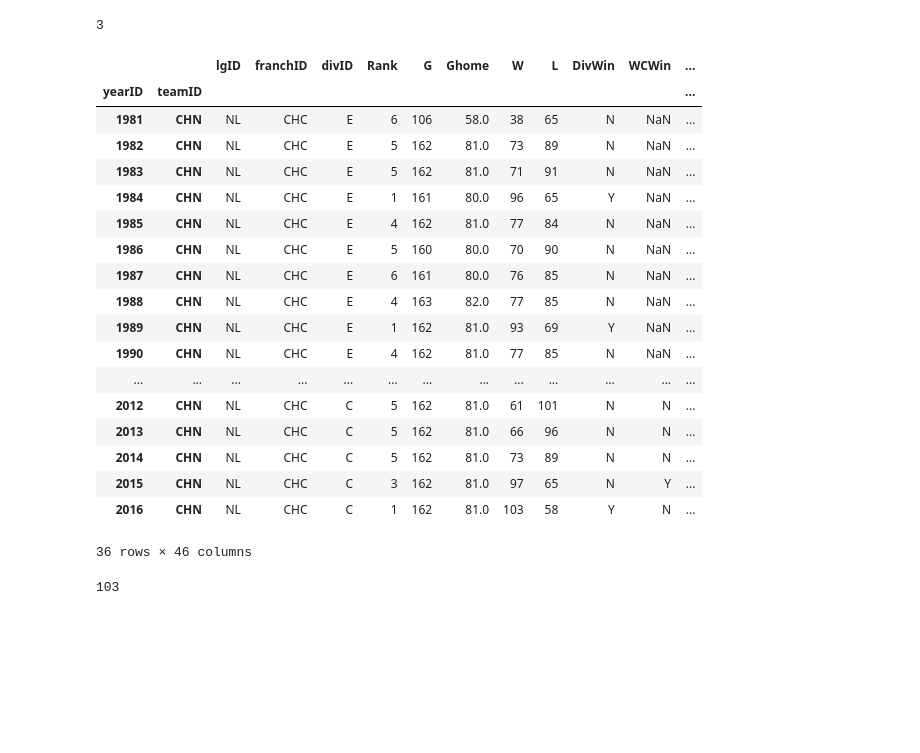
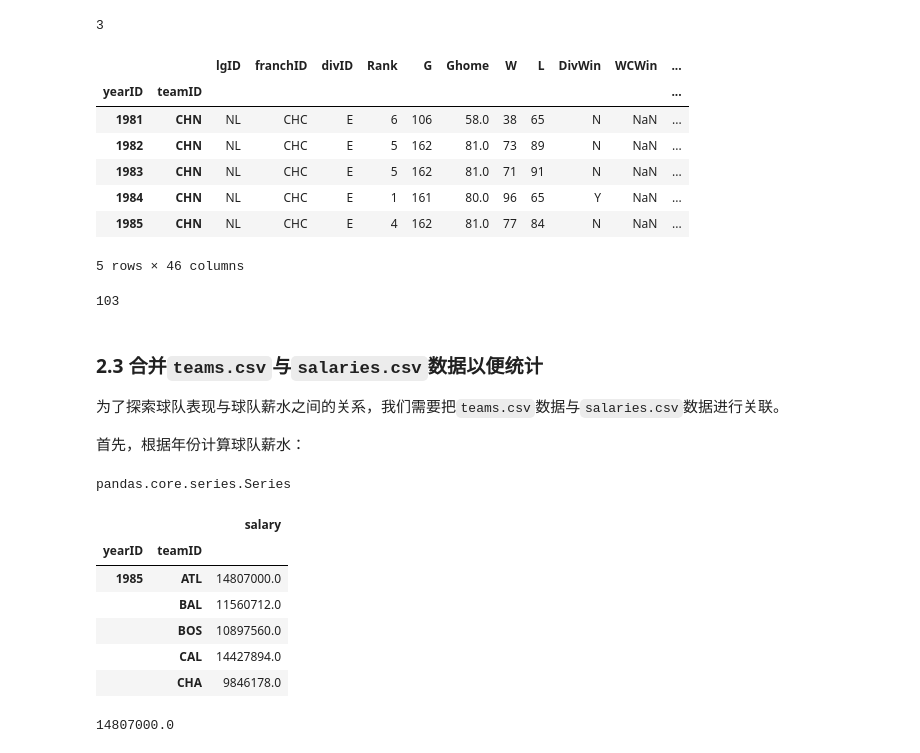
Before and after one commit to sunrise2075/ud-ml-basics-p4-dataset-investigation, a Jupyter notebook: data-report.ipynb, the cells around one changed output. Cells and saved outputs as stored; diff of their text form; code cells hidden in the pictures; blank space fills up the shorter version.

```diff
--- a/data-report.ipynb
+++ b/data-report.ipynb
@@ -284,37 +261,60 @@ teamsDF['Rank'][1871, 'BS1']
 # %%
 # 根据索引查找数据
 # 年份： 1980年以后
 # 球队ID： CHN
 # 目标属性： 一条记录的全部属性
 
 result_df = teamsDF.loc[
                 (teamsDF.index.get_level_values('yearID') > 1980)
                 & (teamsDF.index.get_level_values('teamID') == 'CHN')
             ]
 # 打印数据结果
-result_df
+result_df.head()
 # %% [output]
 |  |  | lgID | franchID | divID | Rank | G | Ghome | W | L | DivWin | WCWin | ... |
 | yearID | teamID |  |  |  |  |  |  |  |  |  |  | ... |
 | 1981 | CHN | NL | CHC | E | 6 | 106 | 58.0 | 38 | 65 | N | NaN | ... |
 | 1982 | CHN | NL | CHC | E | 5 | 162 | 81.0 | 73 | 89 | N | NaN | ... |
 | 1983 | CHN | NL | CHC | E | 5 | 162 | 81.0 | 71 | 91 | N | NaN | ... |
 | 1984 | CHN | NL | CHC | E | 1 | 161 | 80.0 | 96 | 65 | Y | NaN | ... |
 | 1985 | CHN | NL | CHC | E | 4 | 162 | 81.0 | 77 | 84 | N | NaN | ... |
-| 1986 | CHN | NL | CHC | E | 5 | 160 | 80.0 | 70 | 90 | N | NaN | ... |
-| 1987 | CHN | NL | CHC | E | 6 | 161 | 80.0 | 76 | 85 | N | NaN | ... |
-| 1988 | CHN | NL | CHC | E | 4 | 163 | 82.0 | 77 | 85 | N | NaN | ... |
-| 1989 | CHN | NL | CHC | E | 1 | 162 | 81.0 | 93 | 69 | Y | NaN | ... |
-| 1990 | CHN | NL | CHC | E | 4 | 162 | 81.0 | 77 | 85 | N | NaN | ... |
-| ... | ... | ... | ... | ... | ... | ... | ... | ... | ... | ... | ... | ... |
-| 2012 | CHN | NL | CHC | C | 5 | 162 | 81.0 | 61 | 101 | N | N | ... |
-| 2013 | CHN | NL | CHC | C | 5 | 162 | 81.0 | 66 | 96 | N | N | ... |
-| 2014 | CHN | NL | CHC | C | 5 | 162 | 81.0 | 73 | 89 | N | N | ... |
-| 2015 | CHN | NL | CHC | C | 3 | 162 | 81.0 | 97 | 65 | N | Y | ... |
-| 2016 | CHN | NL | CHC | C | 1 | 162 | 81.0 | 103 | 58 | Y | N | ... |
-36 rows × 46 columns
+5 rows × 46 columns
 # %%
 # 查找这个球队在2015年的赢球场次
 result_df['W'][2016, 'CHN']
 # %% [output]
 103
+# %% [markdown]
+### 2.3 合并`teams.csv`与`salaries.csv`数据以便统计
+
+为了探索球队表现与球队薪水之间的关系，我们需要把`teams.csv`数据与`salaries.csv`数据进行关联。
+
+首先，根据年份计算球队薪水：
+# %%
+# 根据年份计算球队球员的薪水总和
+teamSalariesByYear = salariesDF.groupby(['yearID', 'teamID'])['salary'].sum()
+# 查看类型发现，它不是一个dataframe
+type(teamSalariesByYear)
+# %% [output]
+pandas.core.series.Series
+# %%
+# 把它转换为dataframe
+teamSalariesByYear = teamSalariesByYear.to_frame()
+
+# 显示数据集
+teamSalariesByYear.head()
+# %% [output]
+|  |  | salary |
+| yearID | teamID |  |
+| 1985 | ATL | 14807000.0 |
+|  | BAL | 11560712.0 |
+|  | BOS | 10897560.0 |
+|  | CAL | 14427894.0 |
+|  | CHA | 9846178.0 |
+# %%
+# 查看1985年某个球队的薪水总和
+teamSalariesByYear['salary'][1985, 'ATL']
+# 查看dataframe的索引
+# teamSalariesByYear.index.values
+# %% [output]
+14807000.0
```
Also changed, not shown: parts of 9 cells of this notebook.
